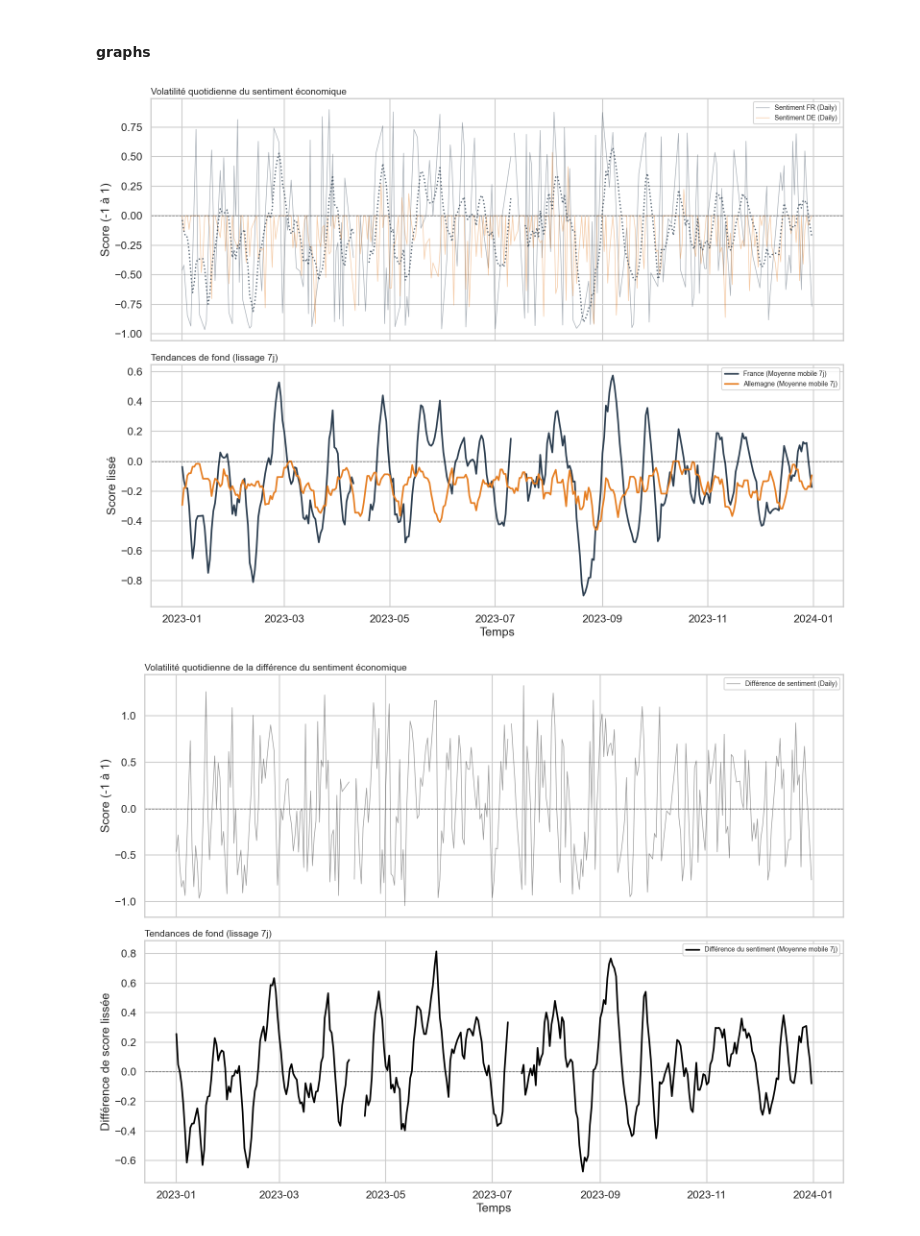
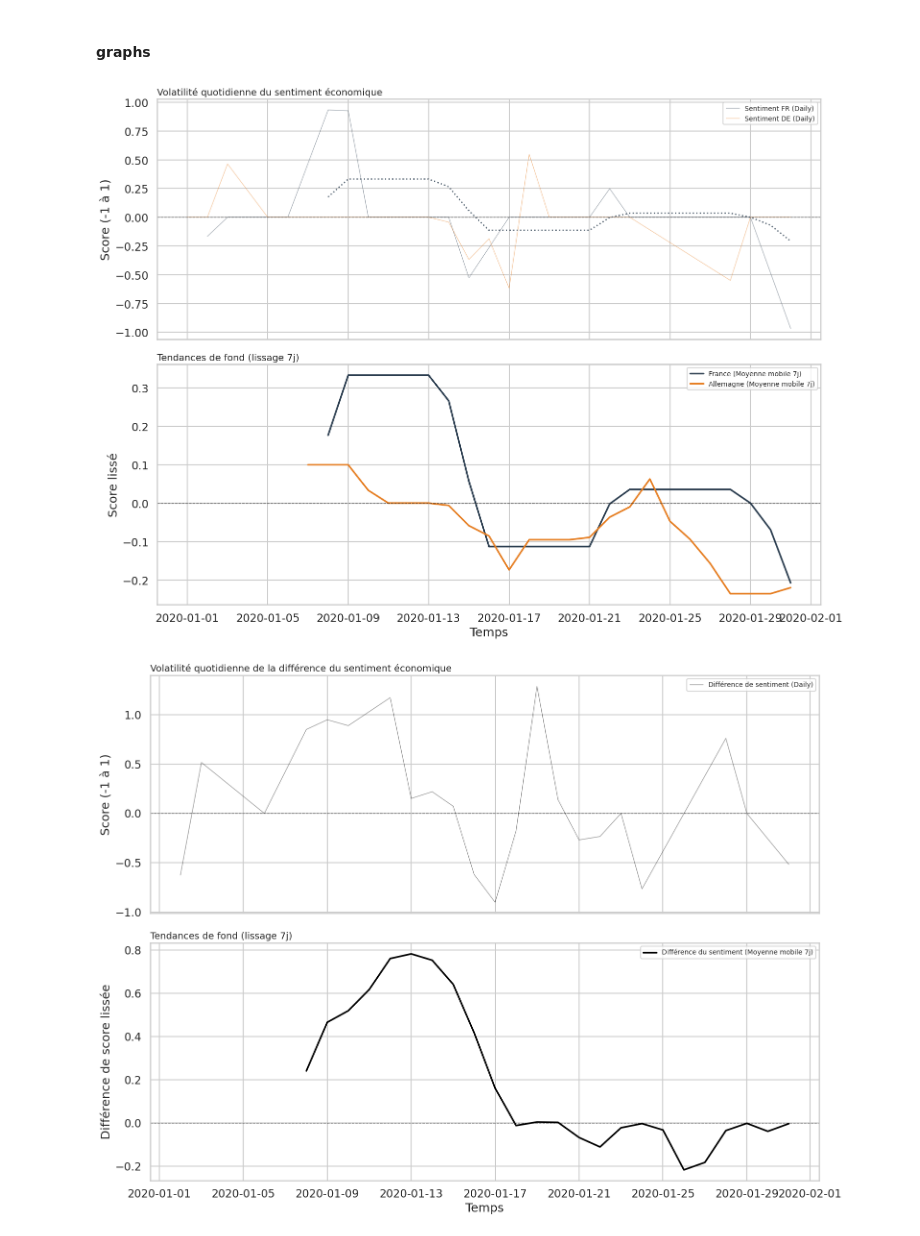
Before and after one commit to elyanrgn/Nowcasting_ENSAE, a Jupyter notebook: sentiment_viz.ipynb, the cells around one changed output. Cells and saved outputs as stored; diff of their text form; code cells hidden in the pictures.

Commit message:
sentiment avec sentiment_finbert

```diff
--- a/sentiment_viz.ipynb
+++ b/sentiment_viz.ipynb
@@ -60,7 +60,7 @@ import seaborn as sns
 import os
 
 DATA_DIR = "data"
-INPUT_FILE = "daily_sentiment_aligned.csv"
+INPUT_FILE = "aggregated_daily_finbert_test.csv"
 path = os.path.join(DATA_DIR, INPUT_FILE)
 df = pd.read_csv(path, index_col=0, parse_dates=True)
 
@@ -68,8 +68,8 @@ df = pd.read_csv(path, index_col=0, parse_dates=True)
     # Pour zoomer, remplace par : pd.Timestamp("2022-01-01")
 #START_DATE = df.index.min()
 #END_DATE = df.index.max()
-START_DATE = pd.Timestamp("2023-01-01")
-END_DATE = pd.Timestamp("2023-12-31")
+START_DATE = pd.Timestamp("2020-01-01")
+END_DATE = pd.Timestamp("2020-01-31")
 
 mask = (df.index >= START_DATE) & (df.index <= END_DATE)
 plot_df = df.loc[mask]
@@ -86,34 +86,34 @@ col_de = '#e67e22'  # Orange (Allemagne)
 
     # --- GRAPHIQUE 1 : Sentiment Journalier (Volatil) ---
 ax1.plot(plot_df.index, plot_df['sent_fr'], color=col_fr, alpha=0.4, linewidth=1, label='Sentiment FR (Daily)')
 ax1.plot(plot_df.index, plot_df['sent_de'], color=col_de, alpha=0.4, linewidth=1, label='Sentiment DE (Daily)')
 ax1.set_title("Volatilité quotidienne du sentiment économique", fontsize=14, loc='left')
 ax1.set_ylabel("Score (-1 à 1)")
 ax1.axhline(0, color='black', linewidth=1, linestyle='--', alpha=0.5)
 ax1.legend(loc='upper right', frameon=True, fontsize=10)
 
     # --- GRAPHIQUE 2 : Tendance Hebdomadaire (MA7 - Signal Macro) ---
     # C'est ce signal que ton modèle économétrique va probablement utiliser
 if 'sent_fr_ma7' in plot_df.columns:
     ax1.plot(plot_df.index, plot_df['sent_fr_ma7'], color=col_fr, linewidth=2, linestyle=':', alpha=0.8, label='_nolegend_') # Juste pour guider l'oeil sur le graph 1
 
     ax2.plot(plot_df.index, plot_df['sent_fr_ma7'], color=col_fr, linewidth=2.5, label='France (Moyenne mobile 7j)')
     ax2.plot(plot_df.index, plot_df['sent_de_ma7'], color=col_de, linewidth=2.5, label='Allemagne (Moyenne mobile 7j)')
 
     ax2.set_title("Tendances de fond (lissage 7j)", fontsize=14, loc='left')
     ax2.set_ylabel("Score lissé")
     ax2.set_xlabel("Temps")
     ax2.axhline(0, color='black', linewidth=1, linestyle='--', alpha=0.5)
 
     # Ajout des zones de crise (Optionnel, pour l'habillage)
     # Tu pourras ajouter tes propres axvspan pour marquer le début du Covid ou de l'Ukraine
 
     ax2.legend(loc='upper right', frameon=True, fontsize=10)
 
     plt.tight_layout()
     plt.show()
 # %% [output]
-[figure, old version]
+[figure, new version]
 # %%
 import pandas as pd
 import matplotlib.pyplot as plt
@@ -129,8 +129,8 @@ df = pd.read_csv(path, index_col=0, parse_dates=True)
     # Pour zoomer, remplace par : pd.Timestamp("2022-01-01")
 #START_DATE = df.index.min()
 #END_DATE = df.index.max()
-START_DATE = pd.Timestamp("2023-01-01")
-END_DATE = pd.Timestamp("2023-12-31")
+START_DATE = pd.Timestamp("2020-01-01")
+END_DATE = pd.Timestamp("2020-01-31")
 
 mask = (df.index >= START_DATE) & (df.index <= END_DATE)
 plot_df = df.loc[mask]
@@ -165,4 +165,4 @@ if 'diff_ma7' in plot_df.columns:
     plt.tight_layout()
     plt.show()
 # %% [output]
-[figure, old version]
+[figure, new version]
```
Also changed, not shown: parts of 1 cell of this notebook, 8 other files.
